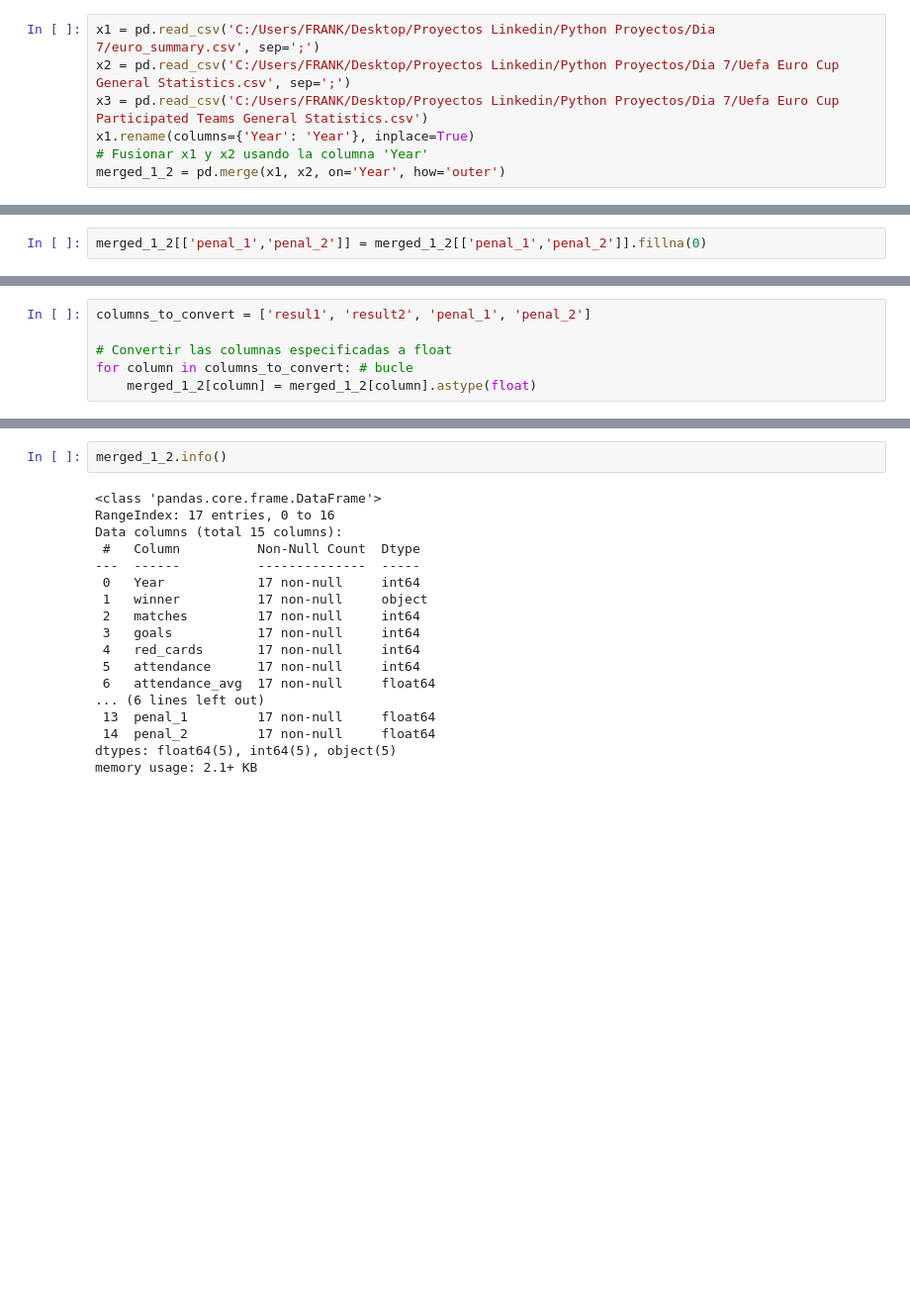
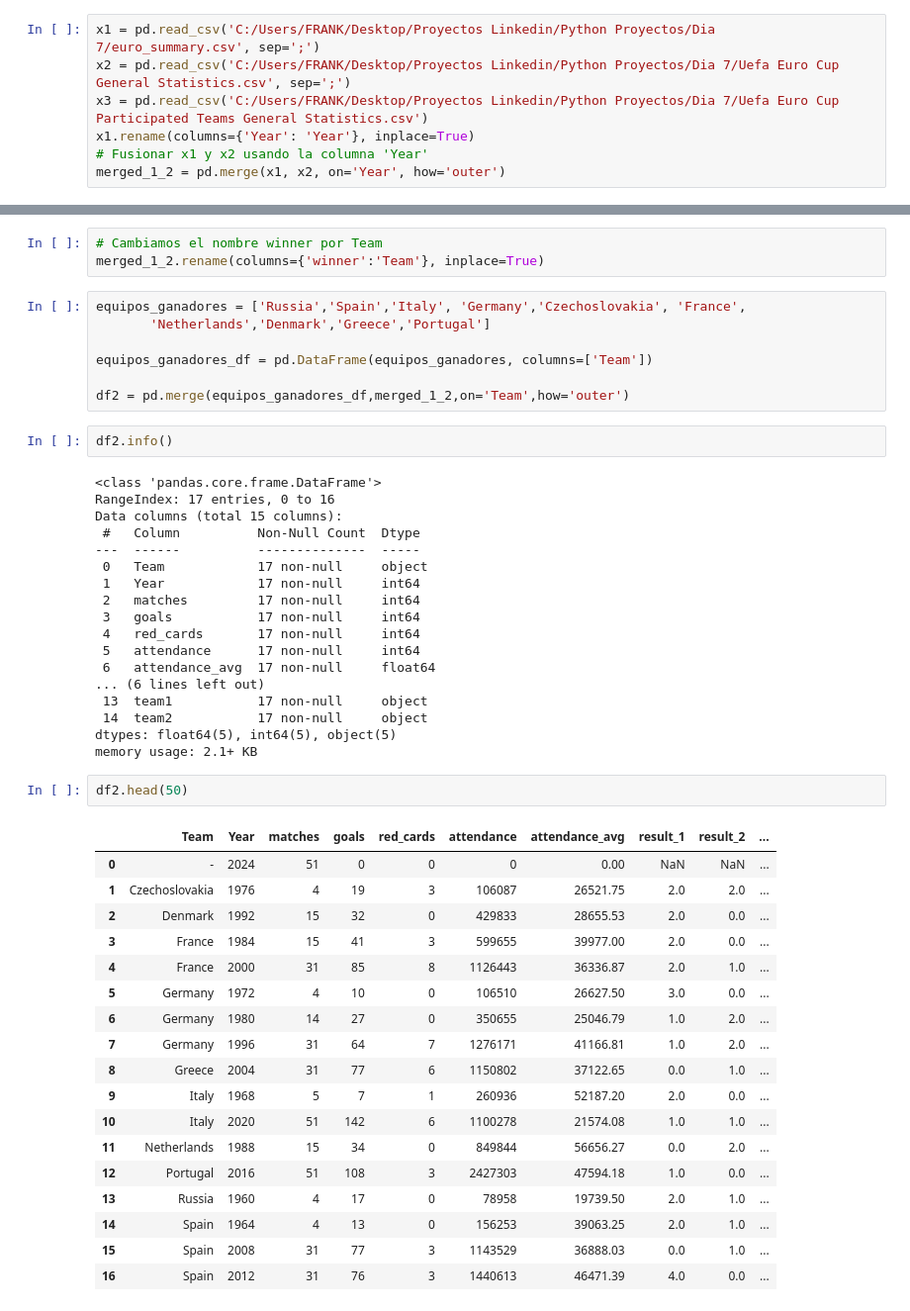
Before and after one commit to FrankRomeroT/H-bito, a Jupyter notebook: Dia 7/euro_champion.ipynb, the cells around one changed output, grey strips where cells are left out. Shown at 99% size. Drawn from its saved outputs; the diff is of its cells as text; blank space fills up the shorter version.

```diff
--- a/Dia 7/euro_champion.ipynb
+++ b/Dia 7/euro_champion.ipynb
@@ -138,2 +118,0 @@ merged_1_2.head(50)
-# %%
-merged_1_2[['penal_1','penal_2']] = merged_1_2[['penal_1','penal_2']].fillna(0)
@@ -182,7 +143 @@ dtypes: float64(1), int64(7), object(7)
 memory usage: 2.1+ KB
-# %%
-columns_to_convert = ['resul1', 'result2', 'penal_1', 'penal_2']
-
-# Convertir las columnas especificadas a float
-for column in columns_to_convert: # bucle
-    merged_1_2[column] = merged_1_2[column].astype(float)
@@ -189,20 +174,51 @@ for column in columns_to_convert: # bucle
+# %%
+# Cambiamos el nombre winner por Team
+merged_1_2.rename(columns={'winner':'Team'}, inplace=True)
+# %%
+equipos_ganadores = ['Russia','Spain','Italy', 'Germany','Czechoslovakia', 'France',
+       'Netherlands','Denmark','Greece','Portugal']
+
+equipos_ganadores_df = pd.DataFrame(equipos_ganadores, columns=['Team'])
+
+df2 = pd.merge(equipos_ganadores_df,merged_1_2,on='Team',how='outer')
 # %%
-merged_1_2.info()
+df2.info()
 # %% [output]
 <class 'pandas.core.frame.DataFrame'>
 RangeIndex: 17 entries, 0 to 16
 Data columns (total 15 columns):
  #   Column          Non-Null Count  Dtype
 ---  ------          --------------  -----
- 0   Year            17 non-null     int64
- 1   winner          17 non-null     object
+ 0   Team            17 non-null     object
+ 1   Year            17 non-null     int64
  2   matches         17 non-null     int64
  3   goals           17 non-null     int64
  4   red_cards       17 non-null     int64
  5   attendance      17 non-null     int64
  6   attendance_avg  17 non-null     float64
 ... (6 lines left out)
- 13  penal_1         17 non-null     float64
- 14  penal_2         17 non-null     float64
+ 13  team1           17 non-null     object
+ 14  team2           17 non-null     object
 dtypes: float64(5), int64(5), object(5)
 memory usage: 2.1+ KB
+# %%
+df2.head(50)
+# %% [output]
+|  | Team | Year | matches | goals | red_cards | attendance | attendance_avg | result_1 | result_2 | ... |
+| 0 | - | 2024 | 51 | 0 | 0 | 0 | 0.00 | NaN | NaN | ... |
+| 1 | Czechoslovakia | 1976 | 4 | 19 | 3 | 106087 | 26521.75 | 2.0 | 2.0 | ... |
+| 2 | Denmark | 1992 | 15 | 32 | 0 | 429833 | 28655.53 | 2.0 | 0.0 | ... |
+| 3 | France | 1984 | 15 | 41 | 3 | 599655 | 39977.00 | 2.0 | 0.0 | ... |
+| 4 | France | 2000 | 31 | 85 | 8 | 1126443 | 36336.87 | 2.0 | 1.0 | ... |
+| 5 | Germany | 1972 | 4 | 10 | 0 | 106510 | 26627.50 | 3.0 | 0.0 | ... |
+| 6 | Germany | 1980 | 14 | 27 | 0 | 350655 | 25046.79 | 1.0 | 2.0 | ... |
+| 7 | Germany | 1996 | 31 | 64 | 7 | 1276171 | 41166.81 | 1.0 | 2.0 | ... |
+| 8 | Greece | 2004 | 31 | 77 | 6 | 1150802 | 37122.65 | 0.0 | 1.0 | ... |
+| 9 | Italy | 1968 | 5 | 7 | 1 | 260936 | 52187.20 | 2.0 | 0.0 | ... |
+| 10 | Italy | 2020 | 51 | 142 | 6 | 1100278 | 21574.08 | 1.0 | 1.0 | ... |
+| 11 | Netherlands | 1988 | 15 | 34 | 0 | 849844 | 56656.27 | 0.0 | 2.0 | ... |
+| 12 | Portugal | 2016 | 51 | 108 | 3 | 2427303 | 47594.18 | 1.0 | 0.0 | ... |
+| 13 | Russia | 1960 | 4 | 17 | 0 | 78958 | 19739.50 | 2.0 | 1.0 | ... |
+| 14 | Spain | 1964 | 4 | 13 | 0 | 156253 | 39063.25 | 2.0 | 1.0 | ... |
+| 15 | Spain | 2008 | 31 | 77 | 3 | 1143529 | 36888.03 | 0.0 | 1.0 | ... |
+| 16 | Spain | 2012 | 31 | 76 | 3 | 1440613 | 46471.39 | 4.0 | 0.0 | ... |
```
Also changed, not shown: parts of 14 cells of this notebook, 1 other file.
